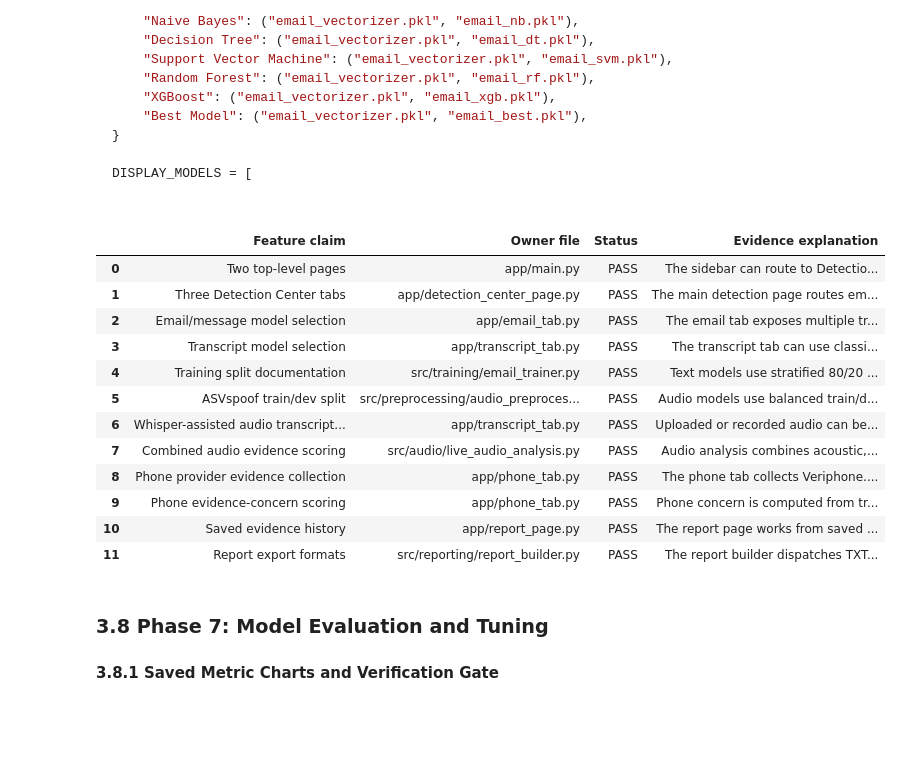
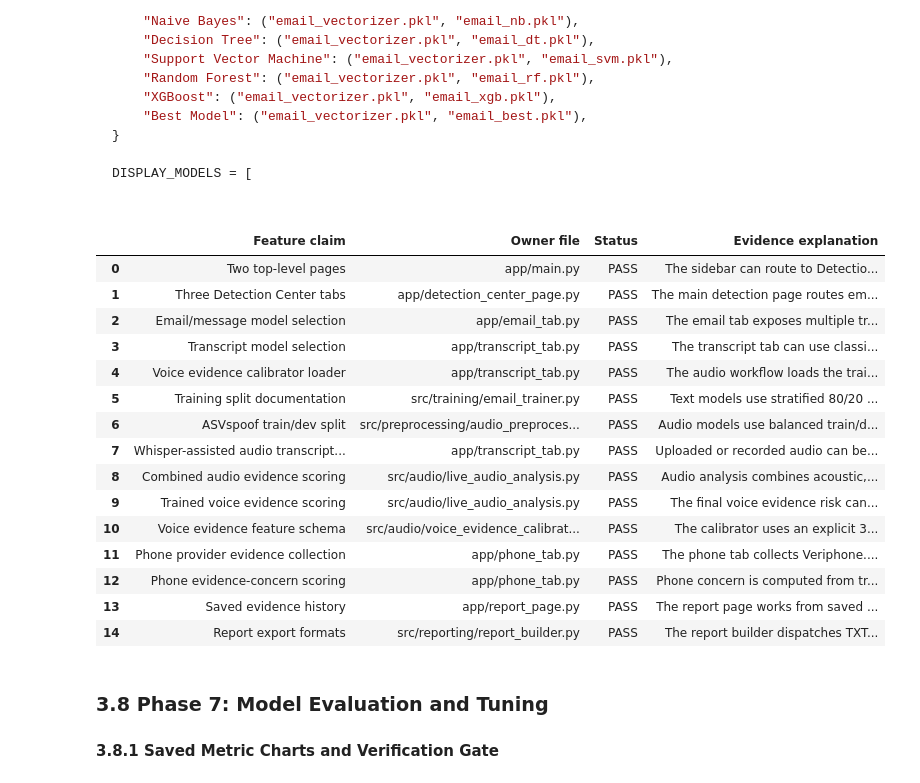
Before and after one commit to mikeshyway/ai-scam-detector, a Jupyter notebook: notebooks/00_final_prototype_evidence_notebook.ipynb, the cells around one changed output. Saved outputs shown, nothing was run; the diff lists cells and outputs as text; code cells hidden in the pictures; blank space fills up the shorter version.

```diff
--- a/notebooks/00_final_prototype_evidence_notebook.ipynb
+++ b/notebooks/00_final_prototype_evidence_notebook.ipynb
@@ -64,7 +62,7 @@ def file_size_kb(path: Path) -> float:
 
 
 def ready_label(condition: bool) -> str:
-    return "PASS" if condition else "MISSING"
+    return "PASS" if condition else "CHECK"
 
 
 def all_status_pass(frame: pd.DataFrame, status_column: str = "Status") -> bool:
@@ -324,7 +331,7 @@ fig, axes = plt.subplots(2, 2, figsize=(12, 8))
 for ax, (title, relative_path, column) in zip(axes.flatten(), chart_specs):
     path = project_path(relative_path)
     if not path.exists():
-        ax.text(0.5, 0.5, "Missing file", ha="center", va="center")
+        ax.text(0.5, 0.5, "File check needed", ha="center", va="center")
         ax.axis("off")
         ax.set_title(title)
         continue
@@ -1105,42 +1093,45 @@ def contains(relative_path: str, *needles: str) -> bool:
 
 
 feature_checks = [
     ("Two top-level pages", "app/main.py", contains("app/main.py", "Detection Center", "AI Report Generator", "PAGES"), "The sidebar can route to Detection Center and AI Report Generator."),
     ("Three Detection Center tabs", "app/detection_center_page.py", contains("app/detection_center_page.py", 'active_tab == "email"', 'active_tab == "transcript"', 'active_tab == "phone"'), "The main detection page routes email, transcript/audio, and phone workflows."),
     ("Email/message model selection", "app/email_tab.py", contains("app/email_tab.py", "MODEL_FILES", "Naive Bayes", "Support Vector Machine", "XGBoost"), "The email tab exposes multiple trained model choices."),
     ("Transcript model selection", "app/transcript_tab.py", contains("app/transcript_tab.py", "TRANSCRIPT_MODEL_FILES", "DistilBERT", "SVM", "Naive Bayes"), "The transcript tab can use classic ML or transformer artifacts."),
     ("Voice evidence calibrator loader", "app/transcript_tab.py", contains("app/transcript_tab.py", "_load_voice_evidence_calibrator", "audio_voice_evidence_calibrator.pkl"), "The audio workflow loads the trained voice-evidence calibrator when the artifact is available."),
     ("Training split documentation", "src/training/email_trainer.py", contains("src/training/email_trainer.py", "test_size=0.2", "stratify=df"), "Text models use stratified 80/20 split logic."),
     ("ASVspoof train/dev split", "src/preprocessing/audio_preprocessor.py", contains("src/preprocessing/audio_preprocessor.py", "TRAIN_BONAFIDE_SAMPLES", "DEV_BONAFIDE_SAMPLES"), "Audio models use balanced train/dev subsets."),
     ("Whisper-assisted audio transcript flow", "app/transcript_tab.py", contains("app/transcript_tab.py", "WHISPER_MODEL_LABELS", "transcribe_with_whisper_details"), "Uploaded or recorded audio can be transcribed before text-risk analysis."),
     ("Combined audio evidence scoring", "src/audio/live_audio_analysis.py", contains("src/audio/live_audio_analysis.py", "analyse_live_chunk", "speech_quality", "transcript"), "Audio analysis combines acoustic, behavioral, and transcript-based signals."),
     ("Trained voice evidence scoring", "src/audio/live_audio_analysis.py", contains("src/audio/live_audio_analysis.py", "score_voice_evidence_chunk", "trained_voice_evidence_risk", "voice_evidence_engine"), "The final voice evidence risk can come from the trained calibrator, with the fallback risk retained for transparency."),
     ("Voice evidence feature schema", "src/audio/voice_evidence_calibrator.py", contains("src/audio/voice_evidence_calibrator.py", "VOICE_EVIDENCE_FEATURE_NAMES", "raw_voice_risk", "raw_behavioral_risk", "speech_activity_ratio"), "The calibrator uses an explicit 30-feature schema rather than hidden or unstated inputs."),
     ("Phone provider evidence collection", "app/phone_tab.py", contains("app/phone_tab.py", "_build_phone_investigation", "lookup_veriphone_metadata", "lookup_penipumy_reputation", "provider_coverage"), "The phone tab collects Veriphone.io metadata and PenipuMY reputation evidence from configured live providers."),
-    ("Phone evidence-concern scoring", "app/phone_tab.py", contains("app/phone_tab.py", "CONCERN_WEIGHTS", "_build_phone_assessment", "score_type", "recommended_action"), "Phone concern is computed from transparent rule weights, not a trained caller-risk model."),
+    ("Phone evidence-concern scoring", "app/phone_tab.py", contains("app/phone_tab.py", "CONCERN_WEIGHTS", "_build_phone_assessment", "score_type", "recommended_action"), "Phone concern is computed from transparent rule weights and provider evidence."),
     ("Saved evidence history", "app/report_page.py", contains("app/report_page.py", "query_history", "sync_session_history", "history_fingerprint"), "The report page works from saved evidence history."),
     ("Report export formats", "src/reporting/report_builder.py", contains("src/reporting/report_builder.py", 'report_format == "TXT"', 'report_format == "PDF"', 'report_format == "DOCX"'), "The report builder dispatches TXT, PDF, and DOCX exports."),
 ]
 
 feature_proof_df = pd.DataFrame([
     {"Feature claim": claim, "Owner file": owner, "Status": ready_label(status), "Evidence explanation": explanation}
     for claim, owner, status, explanation in feature_checks
 ])
 display(feature_proof_df)
 # %% [output]
 |  | Feature claim | Owner file | Status | Evidence explanation |
 | 0 | Two top-level pages | app/main.py | PASS | The sidebar can route to Detectio... |
 | 1 | Three Detection Center tabs | app/detection_center_page.py | PASS | The main detection page routes em... |
 | 2 | Email/message model selection | app/email_tab.py | PASS | The email tab exposes multiple tr... |
 | 3 | Transcript model selection | app/transcript_tab.py | PASS | The transcript tab can use classi... |
-| 4 | Training split documentation | src/training/email_trainer.py | PASS | Text models use stratified 80/20 ... |
-| 5 | ASVspoof train/dev split | src/preprocessing/audio_preproces... | PASS | Audio models use balanced train/d... |
-| 6 | Whisper-assisted audio transcript... | app/transcript_tab.py | PASS | Uploaded or recorded audio can be... |
-| 7 | Combined audio evidence scoring | src/audio/live_audio_analysis.py | PASS | Audio analysis combines acoustic,... |
-| 8 | Phone provider evidence collection | app/phone_tab.py | PASS | The phone tab collects Veriphone.... |
-| 9 | Phone evidence-concern scoring | app/phone_tab.py | PASS | Phone concern is computed from tr... |
-| 10 | Saved evidence history | app/report_page.py | PASS | The report page works from saved ... |
-| 11 | Report export formats | src/reporting/report_builder.py | PASS | The report builder dispatches TXT... |
+| 4 | Voice evidence calibrator loader | app/transcript_tab.py | PASS | The audio workflow loads the trai... |
+| 5 | Training split documentation | src/training/email_trainer.py | PASS | Text models use stratified 80/20 ... |
+| 6 | ASVspoof train/dev split | src/preprocessing/audio_preproces... | PASS | Audio models use balanced train/d... |
+| 7 | Whisper-assisted audio transcript... | app/transcript_tab.py | PASS | Uploaded or recorded audio can be... |
+| 8 | Combined audio evidence scoring | src/audio/live_audio_analysis.py | PASS | Audio analysis combines acoustic,... |
+| 9 | Trained voice evidence scoring | src/audio/live_audio_analysis.py | PASS | The final voice evidence risk can... |
+| 10 | Voice evidence feature schema | src/audio/voice_evidence_calibrat... | PASS | The calibrator uses an explicit 3... |
+| 11 | Phone provider evidence collection | app/phone_tab.py | PASS | The phone tab collects Veriphone.... |
+| 12 | Phone evidence-concern scoring | app/phone_tab.py | PASS | Phone concern is computed from tr... |
+| 13 | Saved evidence history | app/report_page.py | PASS | The report page works from saved ... |
+| 14 | Report export formats | src/reporting/report_builder.py | PASS | The report builder dispatches TXT... |
 # %% [markdown]
 ### 3.8 Phase 7: Model Evaluation and Tuning
 
```
Also changed, not shown: parts of 30 cells of this notebook, 7 other files.
